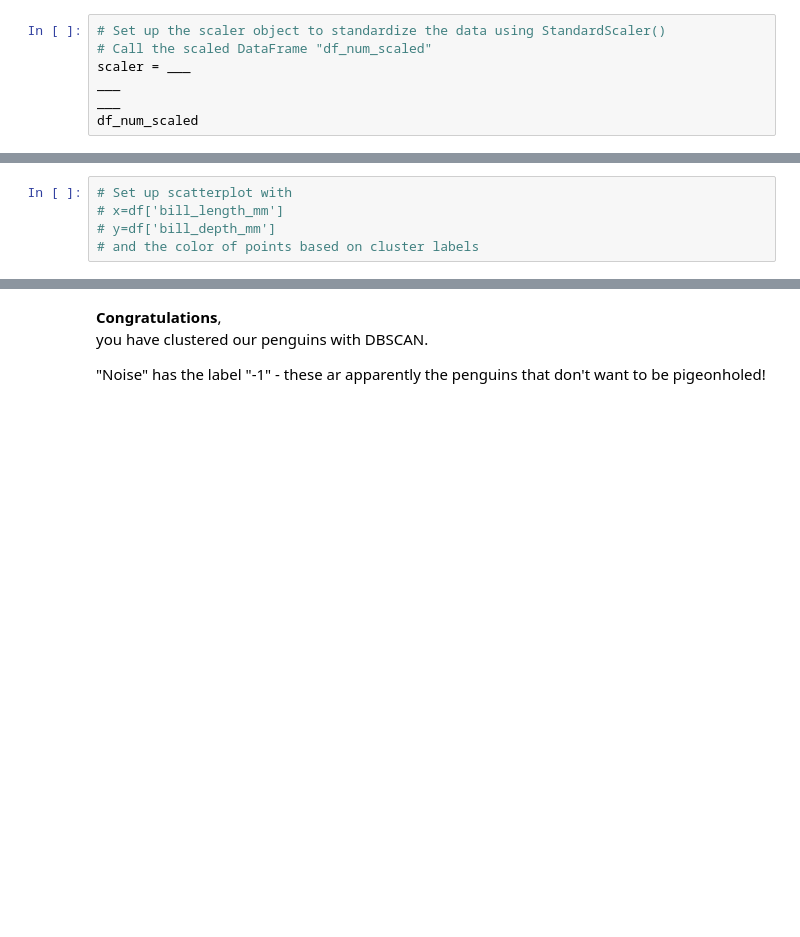
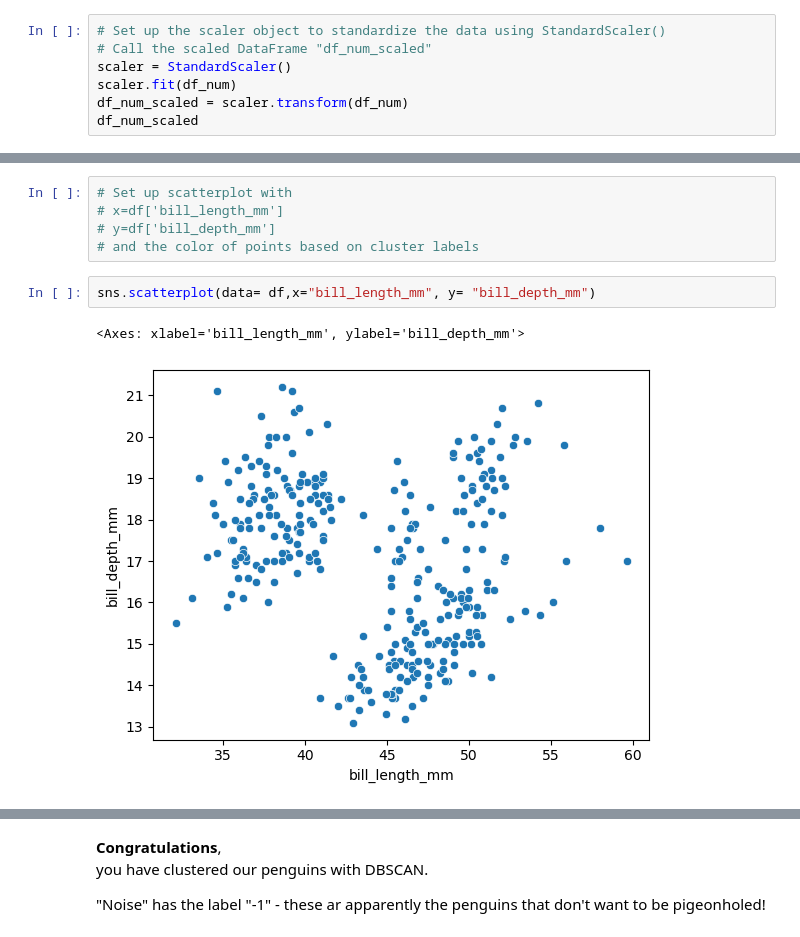
Before and after one commit to amandawang90-spec/neuefische-data-analysis-180825-advanced_analytics_module_and_projects, a Jupyter notebook: 07_clustering/2_clustering_penguins_dbscan.ipynb, the cells around one changed output, grey strips where cells are left out. Drawn from its saved outputs; the diff is of its cells as text; blank space fills up the shorter version.

```diff
--- a/07_clustering/2_clustering_penguins_dbscan.ipynb
+++ b/07_clustering/2_clustering_penguins_dbscan.ipynb
@@ -28,7 +49,7 @@ df_num.head()
 # %%
 # Set up the scaler object to standardize the data using StandardScaler()
 # Call the scaled DataFrame "df_num_scaled"
-scaler = ___
-___
-___
+scaler = StandardScaler()
+scaler.fit(df_num)
+df_num_scaled = scaler.transform(df_num)
 df_num_scaled
@@ -101,3 +142,8 @@ df.head()
 # x=df['bill_length_mm']
 # y=df['bill_depth_mm']
 # and the color of points based on cluster labels
+# %%
+sns.scatterplot(data= df,x="bill_length_mm", y= "bill_depth_mm")
+# %% [output]
+<Axes: xlabel='bill_length_mm', ylabel='bill_depth_mm'>
+[figure, added]
```
Also changed, not shown: parts of 10 cells of this notebook, 2 other files.
